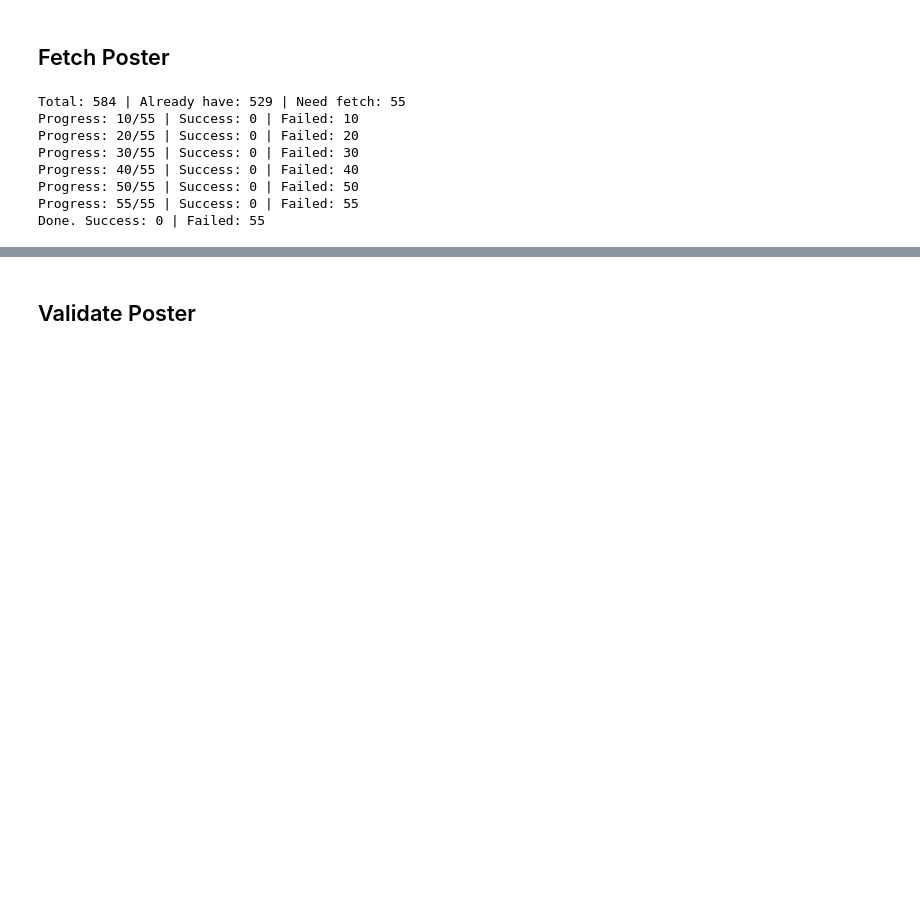
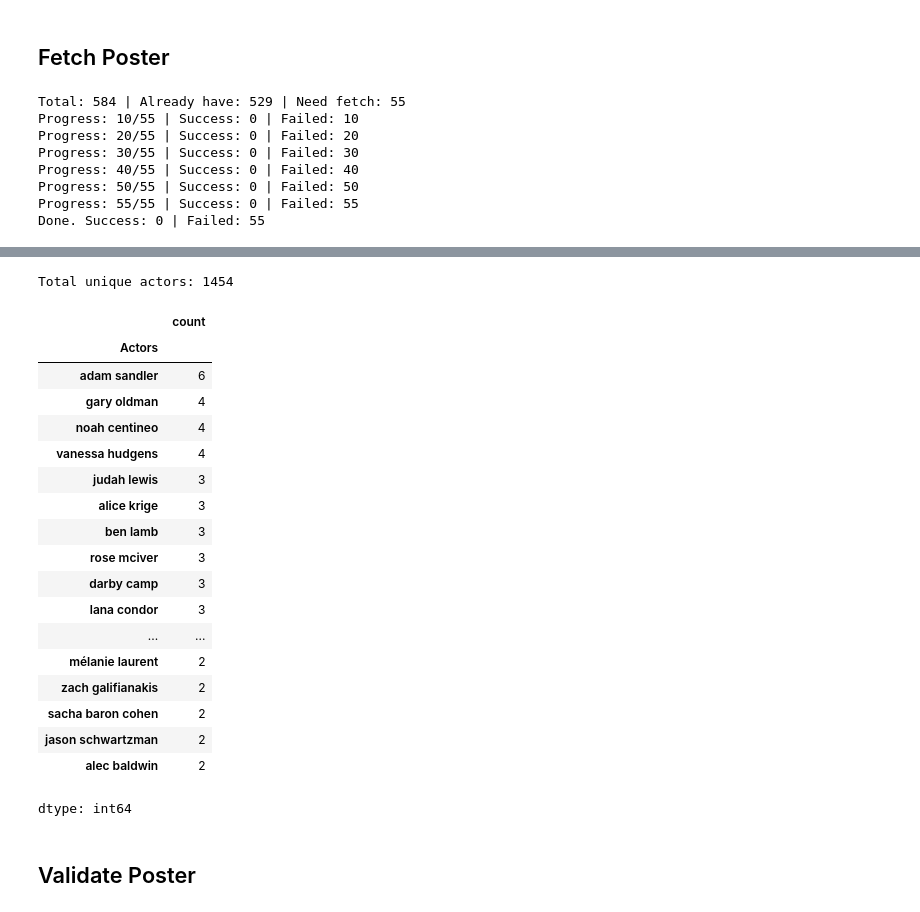
Before and after one commit to zynema/zynema-ai, a Jupyter notebook: model/notebook/zynema_v2.ipynb, the cells around one changed output, grey strips where cells are left out. Cells and saved outputs as stored; diff of their text form; code cells hidden in the pictures; blank space fills up the shorter version.

```diff
--- a/model/notebook/zynema_v2.ipynb
+++ b/model/notebook/zynema_v2.ipynb
@@ -329,3 +496,32 @@ Done. Success: 0 | Failed: 55
+# %%
+all_actors = df_clean['Actors'].dropna().apply(lambda x: [actor.strip().lower() for actor in x.split(',')]).explode()
+unique_actors_count = all_actors.nunique()
+print(f"Total unique actors: {unique_actors_count}")
+# %% [output]
+Total unique actors: 1454
+# %%
+actor_counts = all_actors.value_counts()
+display(actor_counts.head(50)) # Display top 10 most frequent actors
+# %% [output]
+|  | count |
+| Actors |  |
+| adam sandler | 6 |
+| gary oldman | 4 |
+| noah centineo | 4 |
+| vanessa hudgens | 4 |
+| judah lewis | 3 |
+| alice krige | 3 |
+| ben lamb | 3 |
+| rose mciver | 3 |
+| darby camp | 3 |
+| lana condor | 3 |
+| ... | ... |
+| mélanie laurent | 2 |
+| zach galifianakis | 2 |
+| sacha baron cohen | 2 |
+| jason schwartzman | 2 |
+| alec baldwin | 2 |
+dtype: int64
 # %% [markdown]
 ## Validate Poster
 # %%
```
Also changed, not shown: parts of 11 cells of this notebook.
